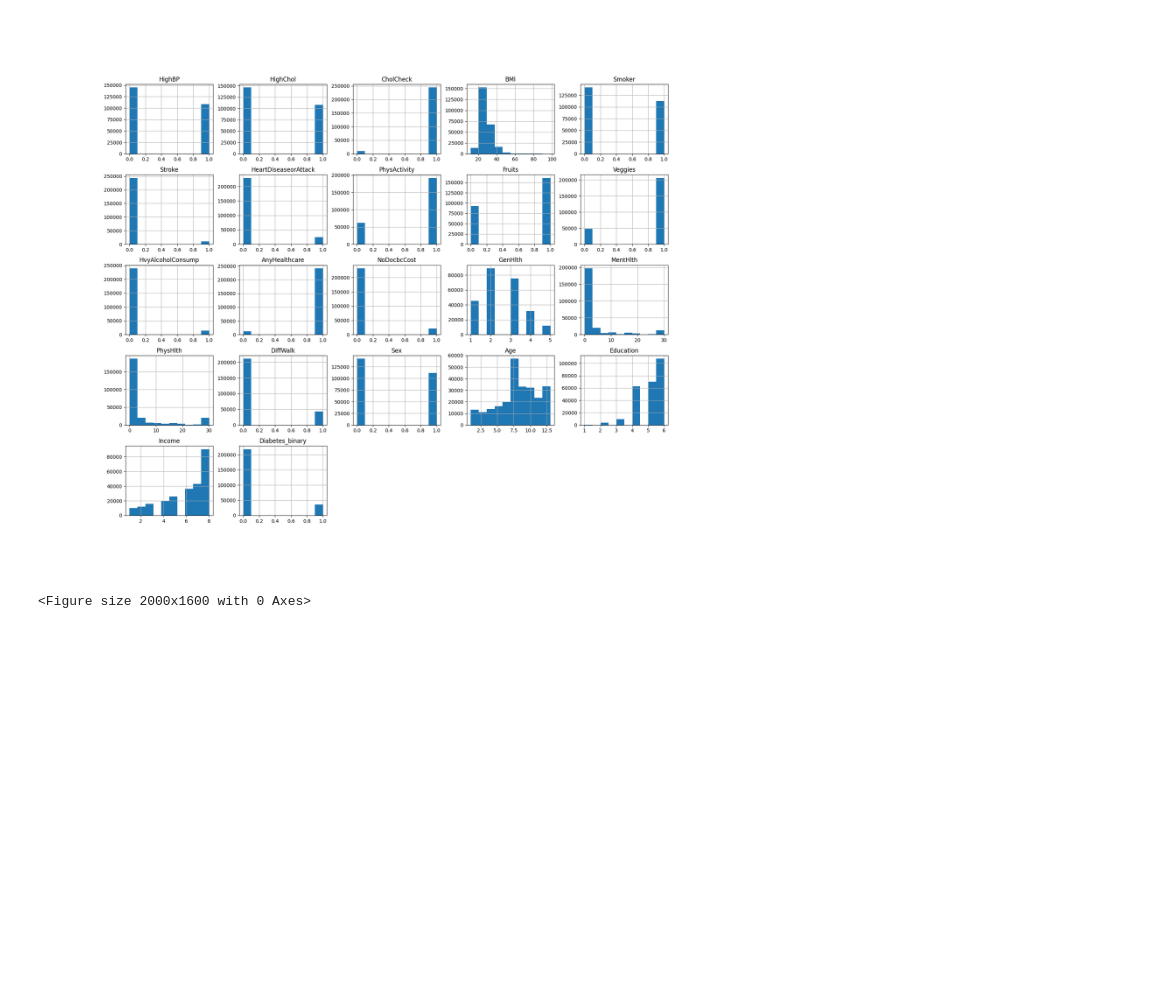
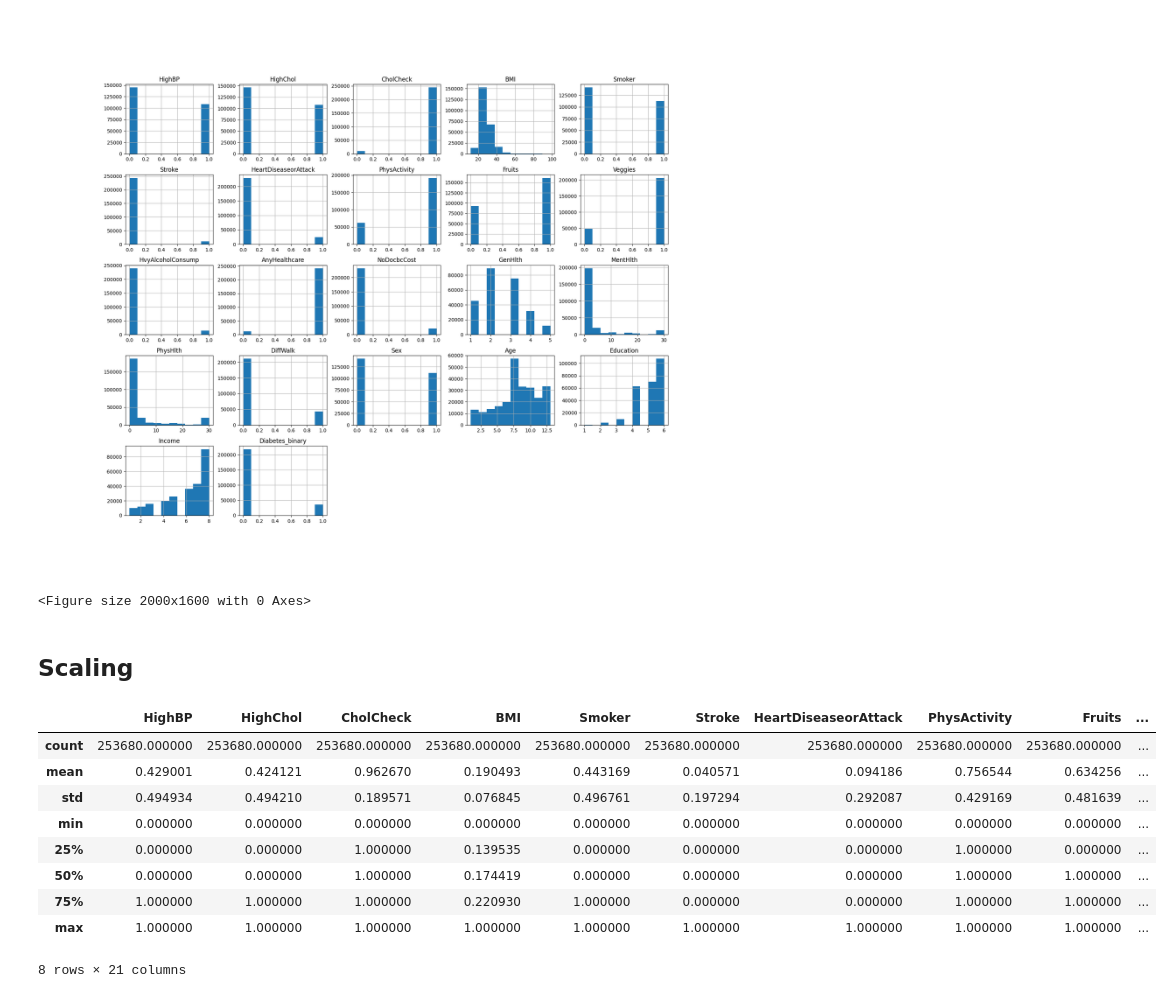
Before and after one commit to Coding-Bugs/CS6470_TermProject, a Jupyter notebook: EDA.ipynb, the cells around one changed output. Cells and saved outputs as stored; diff of their text form; code cells hidden in the pictures; blank space fills up the shorter version.

```diff
--- a/EDA.ipynb
+++ b/EDA.ipynb
@@ -104,3 +104,24 @@ Image(path)
 # %% [output]
 [figure]
 <Figure size 2000x1600 with 0 Axes>
+# %% [markdown]
+## Scaling
+# %%
+import pandas as pd
+from sklearn.preprocessing import MinMaxScaler
+scaler = MinMaxScaler()
+scaled = scaler.fit_transform(X, Y)
+X = pd.DataFrame(scaled, columns=X.columns)
+# %%
+X.describe([0.25, 0.5, 0.75])
+# %% [output]
+|  | HighBP | HighChol | CholCheck | BMI | Smoker | Stroke | HeartDiseaseorAttack | PhysActivity | Fruits | ... |
+| count | 253680.000000 | 253680.000000 | 253680.000000 | 253680.000000 | 253680.000000 | 253680.000000 | 253680.000000 | 253680.000000 | 253680.000000 | ... |
+| mean | 0.429001 | 0.424121 | 0.962670 | 0.190493 | 0.443169 | 0.040571 | 0.094186 | 0.756544 | 0.634256 | ... |
+| std | 0.494934 | 0.494210 | 0.189571 | 0.076845 | 0.496761 | 0.197294 | 0.292087 | 0.429169 | 0.481639 | ... |
+| min | 0.000000 | 0.000000 | 0.000000 | 0.000000 | 0.000000 | 0.000000 | 0.000000 | 0.000000 | 0.000000 | ... |
+| 25% | 0.000000 | 0.000000 | 1.000000 | 0.139535 | 0.000000 | 0.000000 | 0.000000 | 1.000000 | 0.000000 | ... |
+| 50% | 0.000000 | 0.000000 | 1.000000 | 0.174419 | 0.000000 | 0.000000 | 0.000000 | 1.000000 | 1.000000 | ... |
+| 75% | 1.000000 | 1.000000 | 1.000000 | 0.220930 | 1.000000 | 0.000000 | 0.000000 | 1.000000 | 1.000000 | ... |
+| max | 1.000000 | 1.000000 | 1.000000 | 1.000000 | 1.000000 | 1.000000 | 1.000000 | 1.000000 | 1.000000 | ... |
+8 rows × 21 columns
```
Also changed, not shown: parts of 2 cells of this notebook, 7 other files.
